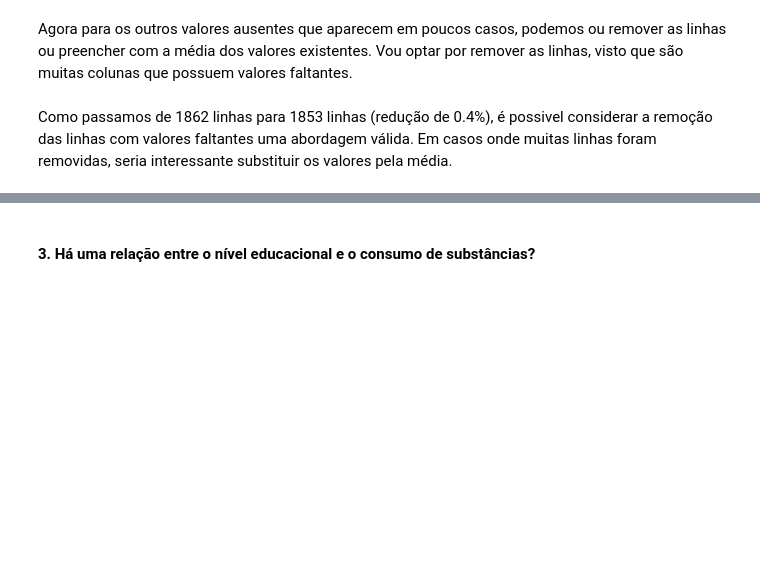
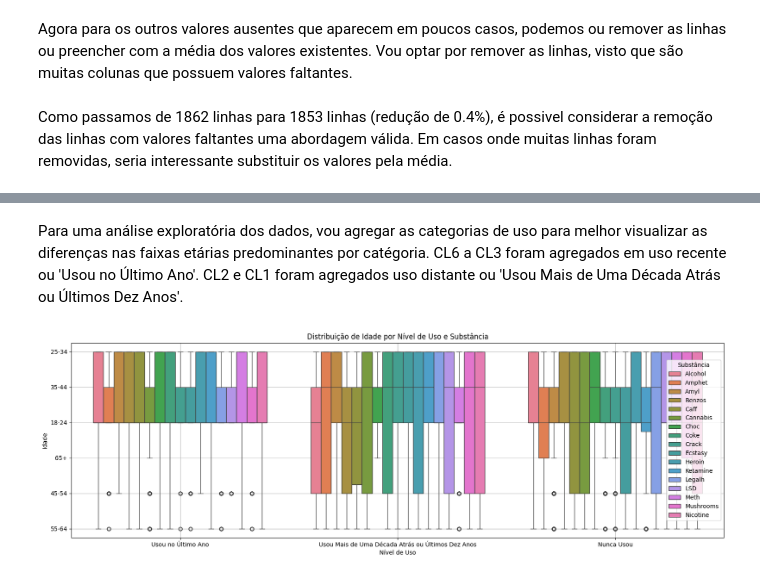
Before and after one commit to caefleury/desafio-ieee-cis, a Jupyter notebook: drugs.ipynb, the cells around one changed output, grey strips where cells are left out. Drawn from its saved outputs; the diff is of its cells as text; code cells hidden in the pictures; blank space fills up the shorter version.

Commit message:
feat(q2): boxplot e análise

```diff
--- a/drugs.ipynb
+++ b/drugs.ipynb
@@ -61,2 +142,0 @@ plt.show()
-# %% [markdown]
-#### 3. Há uma relação entre o nível educacional e o consumo de substâncias?
@@ -62,0 +146,32 @@ plt.show()
+# %% [markdown]
+Para uma análise exploratória dos dados, vou agregar as categorias de uso para melhor visualizar as diferenças nas faixas etárias predominantes por catégoria. CL6 a CL3 foram agregados em uso recente ou 'Usou no Último Ano'. CL2 e CL1 foram agregados uso distante ou 'Usou Mais de Uma Década Atrás ou Últimos Dez Anos'.
+# %%
+# Lista de susbtancias
+substancias = df_drugs.columns[13:30]
+
+mapeamento_uso = {
+    'CL0': 'Nunca Usou',
+    'CL1': 'Usou Mais de Uma Década Atrás ou Últimos Dez Anos',
+    'CL2': 'Usou Mais de Uma Década Atrás ou Últimos Dez Anos',
+    'CL3': 'Usou no Último Ano',
+    'CL4': 'Usou no Último Ano',
+    'CL5': 'Usou no Último Ano',
+    'CL6': 'Usou no Último Ano'
+}
+# %%
+# Transforma as colunas em linhas
+df_melted = df_drugs.melt(id_vars=['Age'], value_vars=substancias, var_name='substancia', value_name='uso')
+
+for substancia in substancias:
+    df_drugs[substancia] = df_drugs[substancia].replace(mapeamento_uso)
+
+plt.figure(figsize=(20, 6))
+sns.boxplot(x='uso', y='Age', hue='substancia', data=df_melted)
+plt.title('Distribuição de Idade por Nível de Uso e Substância')
+plt.xlabel('Nível de Uso')
+plt.ylabel('Idade')
+plt.legend(title='Substância')
+plt.grid(True)
+plt.show()
+# %% [output]
+[figure, added]
```
Also changed, not shown: parts of 12 cells of this notebook, 2 other files.
